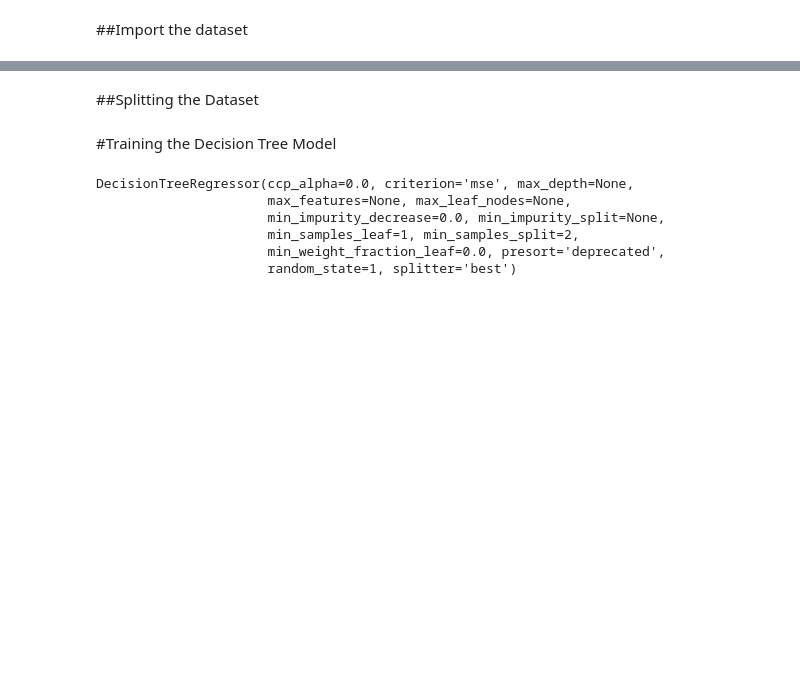
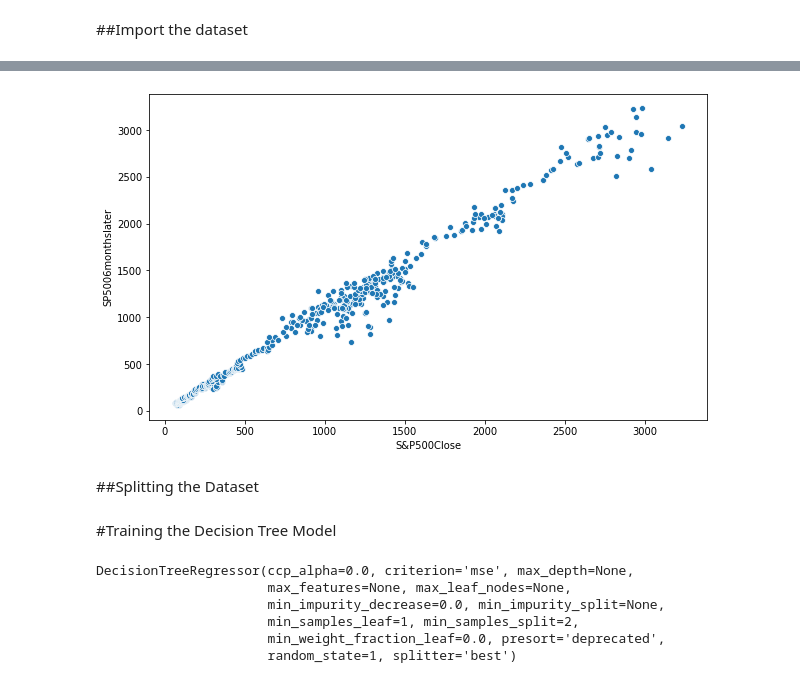
Before and after one commit to bro-kite/S_and_P_500, a Jupyter notebook: S&P_500.ipynb, the cells around one changed output, grey strips where cells are left out. Drawn from its saved outputs; the diff is of its cells as text; code cells hidden in the pictures; blank space fills up the shorter version.

```diff
--- a/S&P_500.ipynb
+++ b/S&P_500.ipynb
@@ -26,3 +64,9 @@ dataset.tail(10)
+# %%
+fig = plt.gcf()
+fig.set_size_inches(10,6)
+scatter = sns.scatterplot('S&P500Close', 'SP5006monthslater', data= dataset)
+# %% [output]
+[figure, added]
 # %%
 X = dataset.iloc[:, 1:-1].values
 y = dataset.iloc[:, -1].values
```
Also changed, not shown: parts of 14 cells of this notebook.
